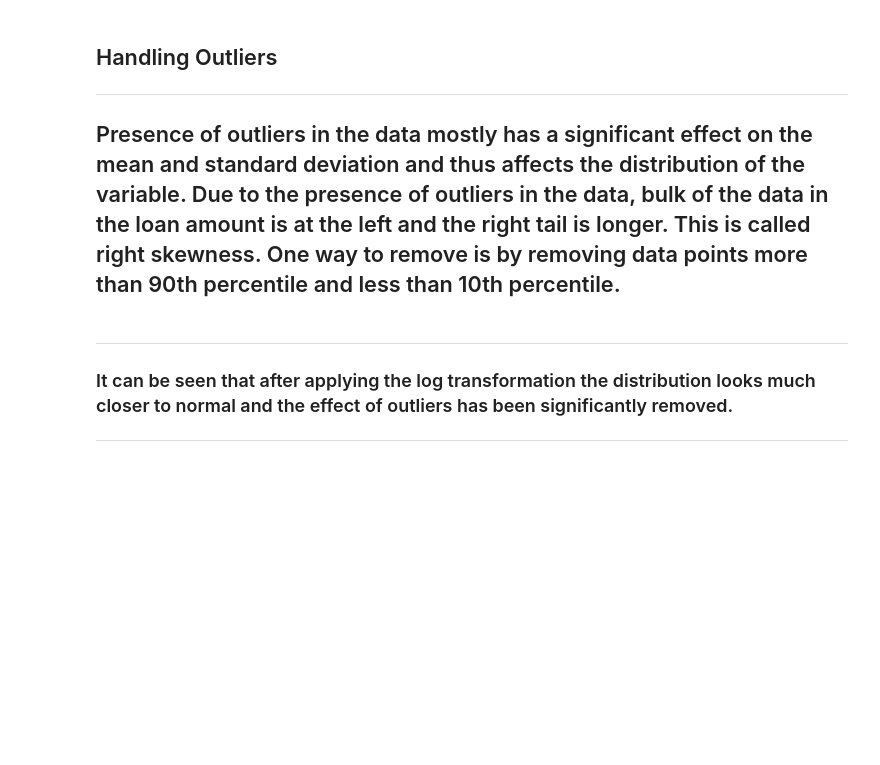
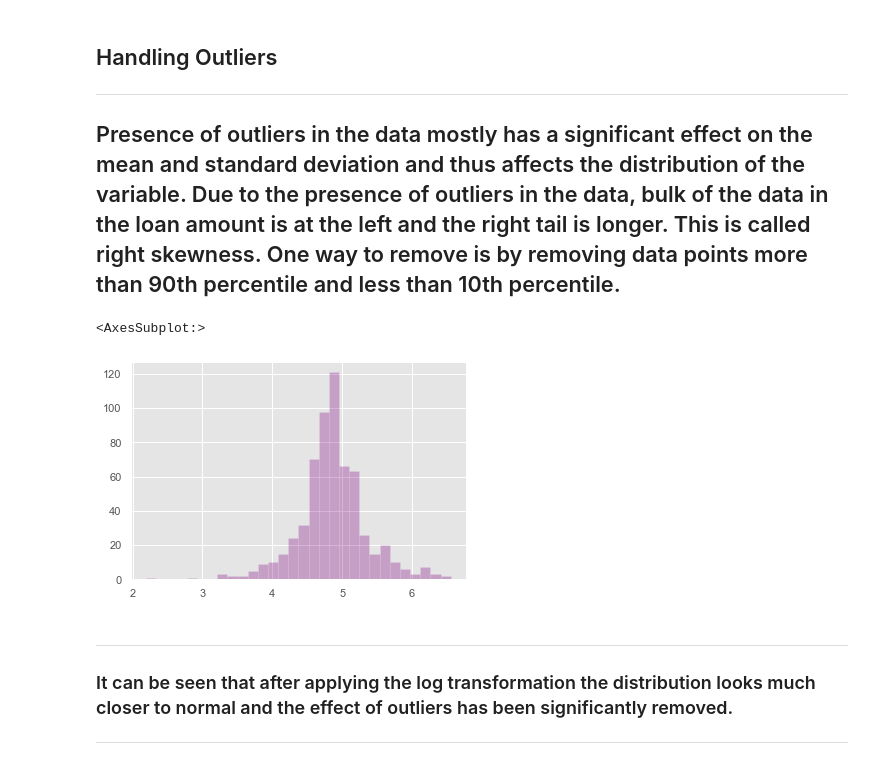
Before and after one commit to karan842/finohub, a Jupyter notebook: Loan-status-prediction.ipynb, the cells around one changed output. Saved outputs shown, nothing was run; the diff lists cells and outputs as text; code cells hidden in the pictures; blank space fills up the shorter version.

```diff
--- a/Loan-status-prediction.ipynb
+++ b/Loan-status-prediction.ipynb
@@ -879,8 +879,11 @@ Presence of outliers in the data mostly has a significant effect on the mean and
 Due to the presence of outliers in the data, bulk of the data in the loan amount is at the left and the right tail is longer. This is called right skewness. One way to remove is by removing data points more than 90th percentile and less than 10th percentile.
 ---
 # %%
-# data['LoanAmount'] = np.log(data['LoanAmount'])
-# data['LoanAmount'].hist(bins=30, color='purple',alpha=0.3)
+data['LoanAmount'] = np.log(data['LoanAmount'])
+data['LoanAmount'].hist(bins=30, color='purple',alpha=0.3)
+# %% [output]
+<AxesSubplot:>
+[figure, added]
 # %% [markdown]
 ---
 ### It can be seen that after applying the log transformation the distribution looks much closer to normal and the effect of outliers has been significantly removed.
```
Also changed, not shown: parts of 28 cells of this notebook, 6 other files.
